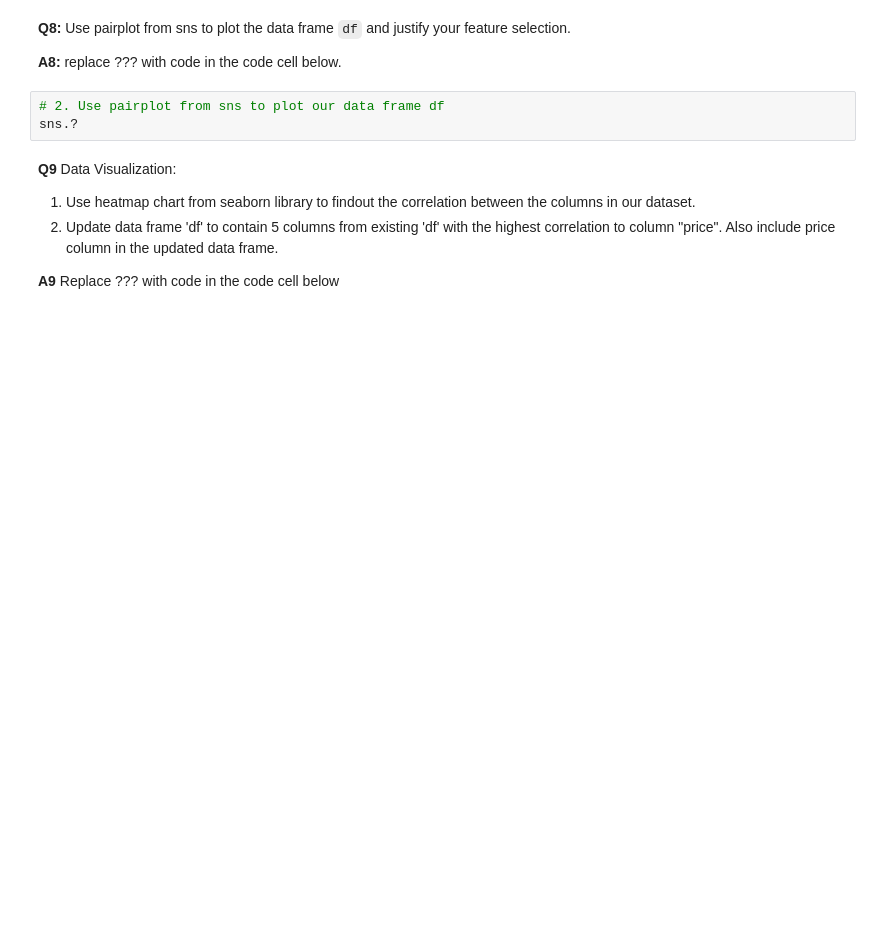
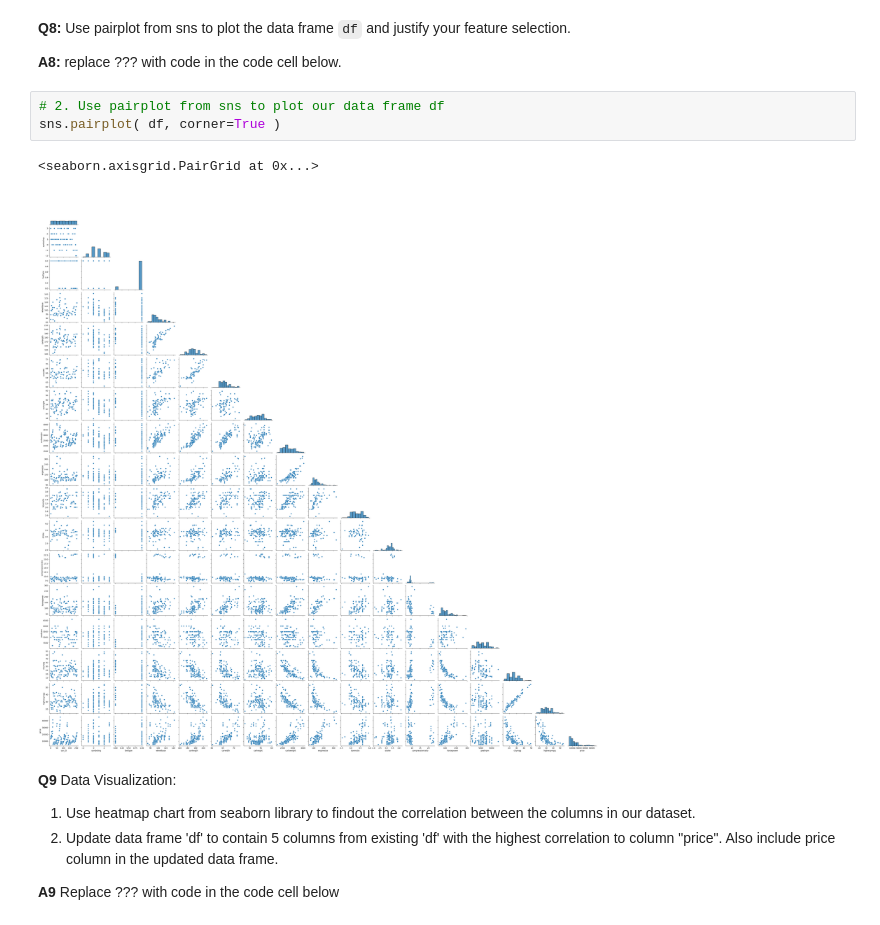
Before and after one commit to P-wig/ML-HW, a Jupyter notebook: HW3/HW3.ipynb, the cells around one changed output. Saved outputs shown, nothing was run; the diff lists cells and outputs as text; blank space fills up the shorter version.

```diff
--- a/HW3/HW3.ipynb
+++ b/HW3/HW3.ipynb
@@ -165,7 +172,10 @@ sns.?
 **A8:** replace ??? with code in the code cell below.
 # %%
 # 2. Use pairplot from sns to plot our data frame df
-sns.?
+sns.pairplot( df, corner=True )
+# %% [output]
+<seaborn.axisgrid.PairGrid at 0x...>
+[figure, added]
 # %% [markdown]
 
 **Q9** Data Visualization:
```
Also changed, not shown: parts of 11 cells of this notebook.
